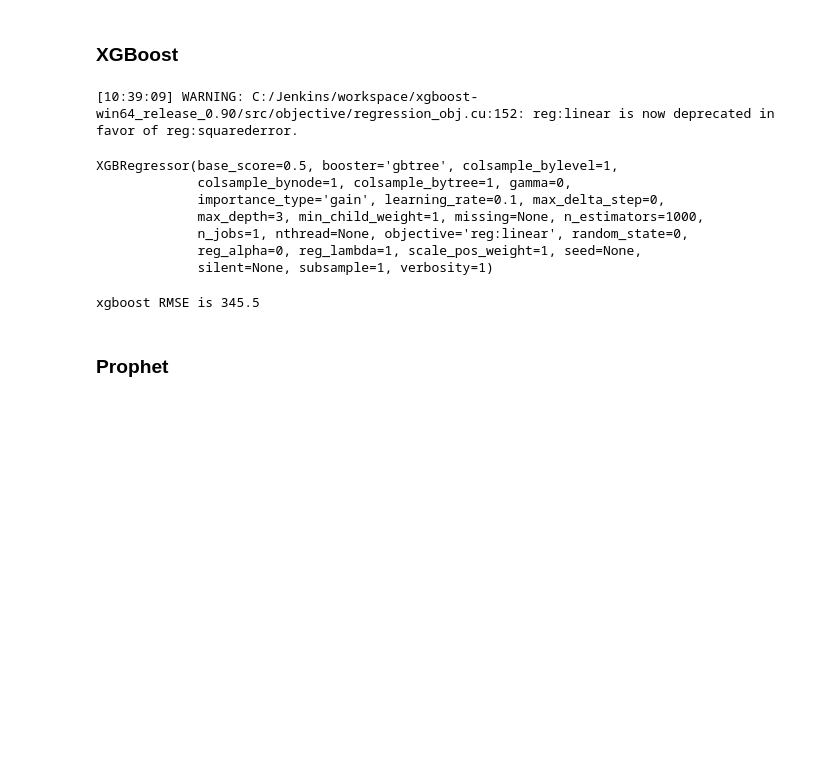
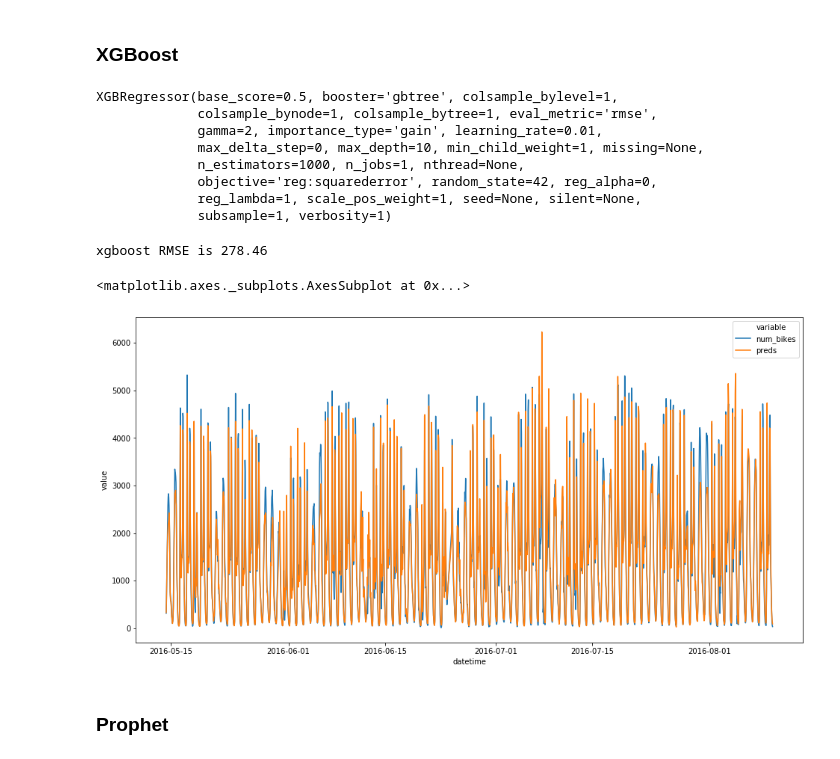
Before and after one commit to gitjoethomas/tfl_time_series_forecasting, a Jupyter notebook: modeler.ipynb, the cells around one changed output. Saved outputs shown, nothing was run; the diff lists cells and outputs as text; code cells hidden in the pictures; blank space fills up the shorter version.

Commit message:
optimised xgboost

```diff
--- a/modeler.ipynb
+++ b/modeler.ipynb
@@ -170,25 +72,45 @@ def create_date_components(dataframe):
 xgboost_train_x = create_date_components(train_x.copy()) # has to be .copy() so we don't add columns inplace
 xgboost_eval_x = create_date_components(eval_x.copy())
 # %%
-reg = xgb.XGBRegressor(n_estimators=1000)
+# instantiate model
+reg = xgb.XGBRegressor(n_estimators=1000,
+                       max_depth = 10,
+                       learning_rate = 0.01,
+                       eval_metric = 'rmse',
+                       gamma = 2,
+                       objective = 'reg:squarederror',
+                       random_state = 42)
 reg.fit(xgboost_train_x, train_y, verbose=False) # Change verbose to True if you want to see it train
 # %% [output]
-[10:39:09] WARNING: C:/Jenkins/workspace/xgboost-win64_release_0.90/src/objective/regression_obj.cu:152: reg:linear is now deprecated in favor of reg:squarederror.
+XGBRegressor(base_score=0.5, booster='gbtree', colsample_bylevel=1,
+             colsample_bynode=1, colsample_bytree=1, eval_metric='rmse',
+             gamma=2, importance_type='gain', learning_rate=0.01,
+             max_delta_step=0, max_depth=10, min_child_weight=1, missing=None,
+             n_estimators=1000, n_jobs=1, nthread=None,
+             objective='reg:squarederror', random_state=42, reg_alpha=0,
+             reg_lambda=1, scale_pos_weight=1, seed=None, silent=None,
+             subsample=1, verbosity=1)
-XGBRegressor(base_score=0.5, booster='gbtree', colsample_bylevel=1,
-             colsample_bynode=1, colsample_bytree=1, gamma=0,
-             importance_type='gain', learning_rate=0.1, max_delta_step=0,
-             max_depth=3, min_child_weight=1, missing=None, n_estimators=1000,
-             n_jobs=1, nthread=None, objective='reg:linear', random_state=0,
-             reg_alpha=0, reg_lambda=1, scale_pos_weight=1, seed=None,
-             silent=None, subsample=1, verbosity=1)
 # %%
+# max_depth = 10
 preds = reg.predict(xgboost_eval_x) # make predictions
 xgboost_result = sqrt(mean_squared_error(eval_y, preds)) # evaluate performance
 
 print(f"xgboost RMSE is {round(xgboost_result, 2)}")
-# this is a LOT better than SARIMA, though that one does need more tuning
 # %% [output]
-xgboost RMSE is 345.5
+xgboost RMSE is 278.46
+# %%
+# create dataframe to plot
+xgboost_plot = eval_y.copy()
+xgboost_plot['datetime'] = eval_x['timestamp'].copy()
+xgboost_plot['preds'] = preds
+xgboost_plot = xgboost_plot.melt(value_vars = ['num_bikes', 'preds'], id_vars = 'datetime')
+
+# show visualisation
+plt.figure(figsize = (16,8))
+sns.lineplot(x = xgboost_plot['datetime'], y = xgboost_plot['value'], hue = xgboost_plot['variable'])
+# %% [output]
+<matplotlib.axes._subplots.AxesSubplot at 0x...>
+[figure, added]
 # %% [markdown]
 ### Prophet
 # %%
```
Also changed, not shown: parts of 17 cells of this notebook, 1 other file.
